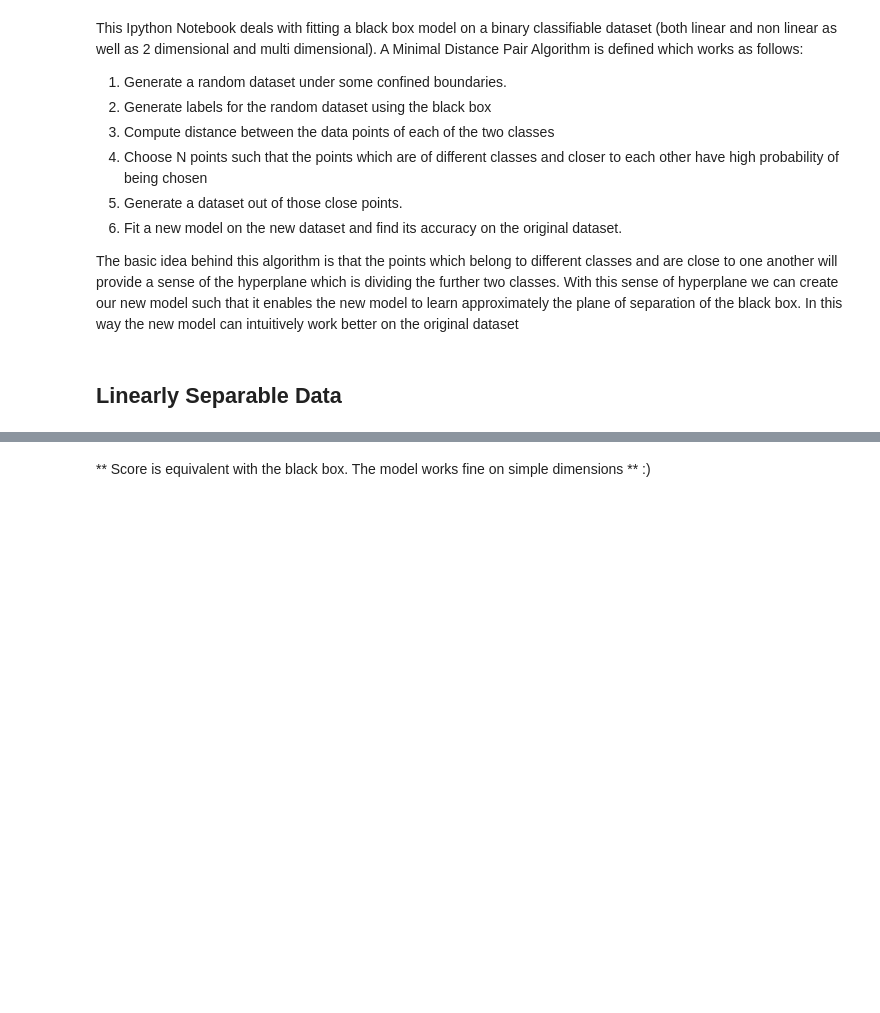
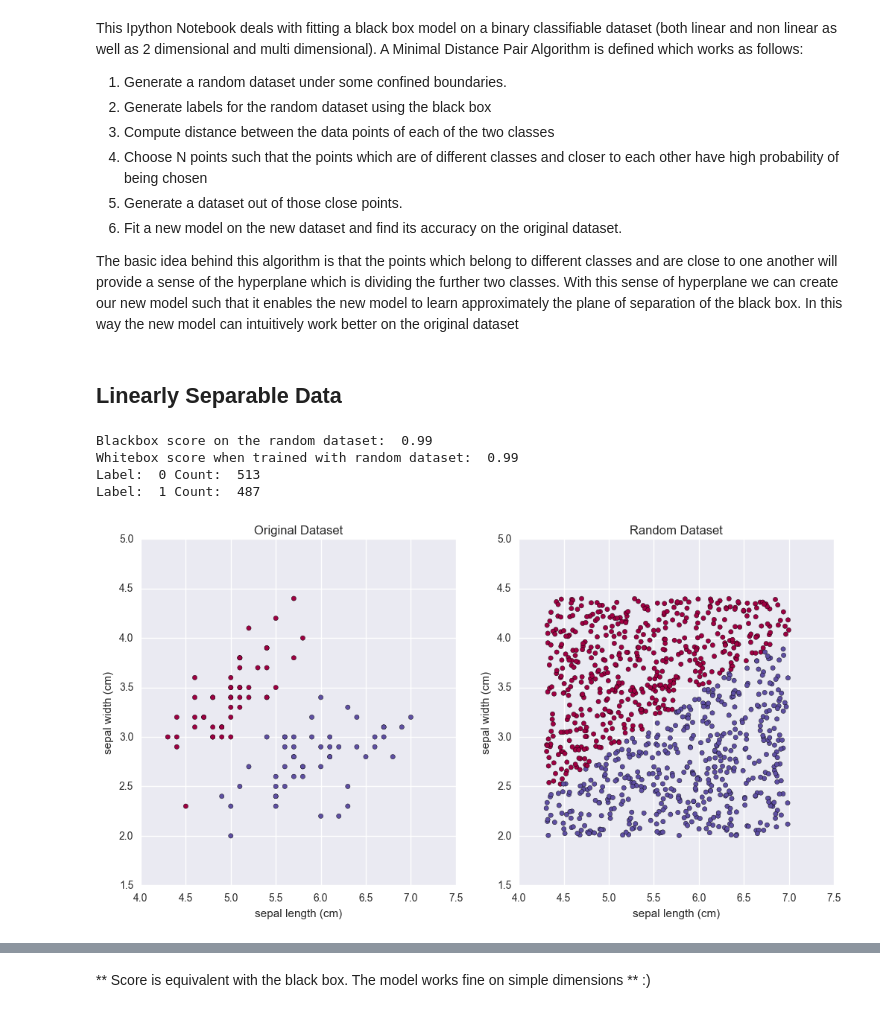
Before and after one commit to najeeb97khan/Cloning, a Jupyter notebook: Others/Class Boundary.ipynb, the cells around one changed output, grey strips where cells are left out. Cells and saved outputs as stored; diff of their text form; code cells hidden in the pictures; blank space fills up the shorter version.

```diff
--- a/Others/Class Boundary.ipynb
+++ b/Others/Class Boundary.ipynb
@@ -126,34 +127,40 @@ def applyAlgo(X_random, y_random, label1, label2, num_points=1000, num_choose=10
 ## Data Wrangling
 data = datasets.load_iris()
 X = data.data[:, :2]
 y = data.target
 X = X[(y == 0) | (y == 1), :]
 y = y[(y == 0) | (y == 1)]
 
 ## Plotting the data
 fig = plt.figure(figsize=(12, 6))
 ax = fig.add_subplot(121)
 plotData(X, 0, 1, ax, y, feature_names=data.feature_names, title='Original Dataset')
 
 ## Fitting black box to original data
 blackbox = LogisticRegression()
 blackbox.fit(X, y)
 print 'Blackbox score on the random dataset: ', blackbox.score(X, y)
 
 ## Generating random samples
 X_random = generate_random(X, data.feature_names[0:2], data_size=1000).values
 y_random = blackbox.predict(X_random)
 whitebox = LogisticRegression()
 whitebox.fit(X_random, y_random)
 print 'Whitebox score when trained with random dataset: ', whitebox.score(X, y)
 
 ## Getting label information
 labelInfo(y_random)
 ax = fig.add_subplot(122)
 plotData(X_random, 0, 1, ax, labels=y_random, feature_names=data.feature_names, title='Random Dataset')
 
 ## Applying the algorithm
-new_data, new_labels = applyAlgo(X_random, 0, 1)
+new_data, new_labels = applyAlgo(X_random, y_random, 0, 1)
+# %% [output]
+Blackbox score on the random dataset:  0.99
+Whitebox score when trained with random dataset:  0.99
+Label:  0 Count:  513
+Label:  1 Count:  487
+[figure, added]
 # %%
 fig = plt.figure(figsize=(10,5))
 ax = fig.add_subplot(121)
```
Also changed, not shown: parts of 48 cells of this notebook, 1 other file.
